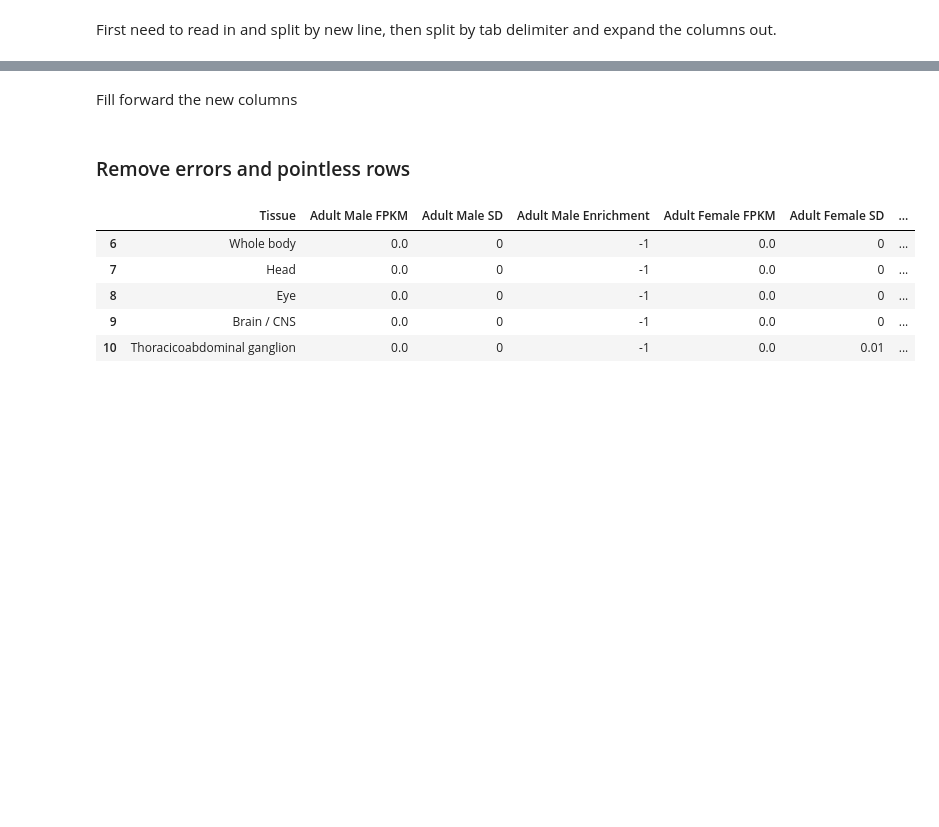
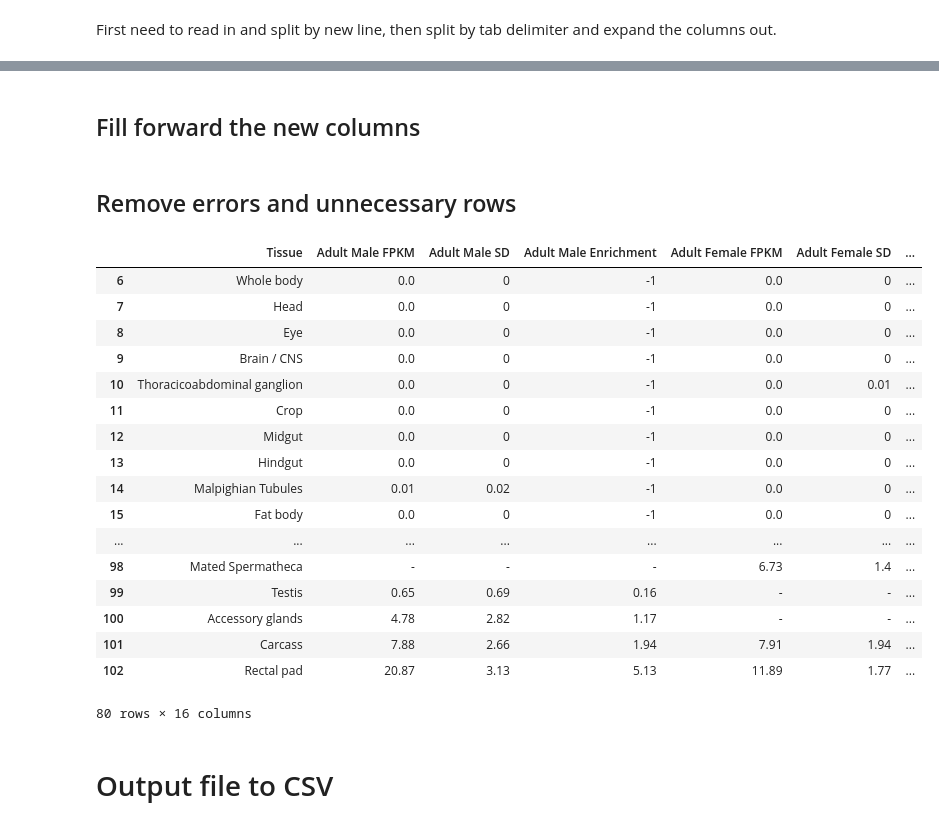
Before and after one commit to nehal1989/FlyAtlas2Scraper, a Jupyter notebook: Cleaning_bad_csv_file.ipynb, the cells around one changed output, grey strips where cells are left out. Saved outputs shown, nothing was run; the diff lists cells and outputs as text; code cells hidden in the pictures; blank space fills up the shorter version.

```diff
--- a/Cleaning_bad_csv_file.ipynb
+++ b/Cleaning_bad_csv_file.ipynb
@@ -43,11 +38,11 @@ df.loc[df.Tissue == "Name", "Name"] = df["Adult Male FPKM"]
 # %% [markdown]
-Fill forward the new columns
+## Fill forward the new columns
 # %%
 columns_to_fill_forward = ['FlyBase ID', 'Annotation Symbol', 'Symbol', 'Name']
 for name in columns_to_fill_forward:
     df[name] = df[name].fillna(method='ffill')
 # %% [markdown]
-### Remove errors and pointless rows
+## Remove errors and unnecessary rows
 # %%
 remove_rows_containing = ["An error has occurred.",
                           "FlyBase ID",
@@ -57,11 +52,26 @@ remove_rows_containing = ["An error has occurred.",
                           "Tissue",
                          ""]
 df = df[~df.Tissue.isin(remove_rows_containing)]
-df.head()
-# %% [output]
-|  | Tissue | Adult Male FPKM | Adult Male SD | Adult Male Enrichment | Adult Female FPKM | Adult Female SD | ... |
-| 6 | Whole body | 0.0 | 0 | -1 | 0.0 | 0 | ... |
-| 7 | Head | 0.0 | 0 | -1 | 0.0 | 0 | ... |
-| 8 | Eye | 0.0 | 0 | -1 | 0.0 | 0 | ... |
-| 9 | Brain / CNS | 0.0 | 0 | -1 | 0.0 | 0 | ... |
-| 10 | Thoracicoabdominal ganglion | 0.0 | 0 | -1 | 0.0 | 0.01 | ... |
+# %%
+df.head(1000)
+# %% [output]
+|  | Tissue | Adult Male FPKM | Adult Male SD | Adult Male Enrichment | Adult Female FPKM | Adult Female SD | ... |
+| 6 | Whole body | 0.0 | 0 | -1 | 0.0 | 0 | ... |
+| 7 | Head | 0.0 | 0 | -1 | 0.0 | 0 | ... |
+| 8 | Eye | 0.0 | 0 | -1 | 0.0 | 0 | ... |
+| 9 | Brain / CNS | 0.0 | 0 | -1 | 0.0 | 0 | ... |
+| 10 | Thoracicoabdominal ganglion | 0.0 | 0 | -1 | 0.0 | 0.01 | ... |
+| 11 | Crop | 0.0 | 0 | -1 | 0.0 | 0 | ... |
+| 12 | Midgut | 0.0 | 0 | -1 | 0.0 | 0 | ... |
+| 13 | Hindgut | 0.0 | 0 | -1 | 0.0 | 0 | ... |
+| 14 | Malpighian Tubules | 0.01 | 0.02 | -1 | 0.0 | 0 | ... |
+| 15 | Fat body | 0.0 | 0 | -1 | 0.0 | 0 | ... |
+| ... | ... | ... | ... | ... | ... | ... | ... |
+| 98 | Mated Spermatheca | - | - | - | 6.73 | 1.4 | ... |
+| 99 | Testis | 0.65 | 0.69 | 0.16 | - | - | ... |
+| 100 | Accessory glands | 4.78 | 2.82 | 1.17 | - | - | ... |
+| 101 | Carcass | 7.88 | 2.66 | 1.94 | 7.91 | 1.94 | ... |
+| 102 | Rectal pad | 20.87 | 3.13 | 5.13 | 11.89 | 1.77 | ... |
+80 rows × 16 columns
+# %% [markdown]
+# Output file to CSV
```
Also changed, not shown: parts of 7 cells of this notebook.
